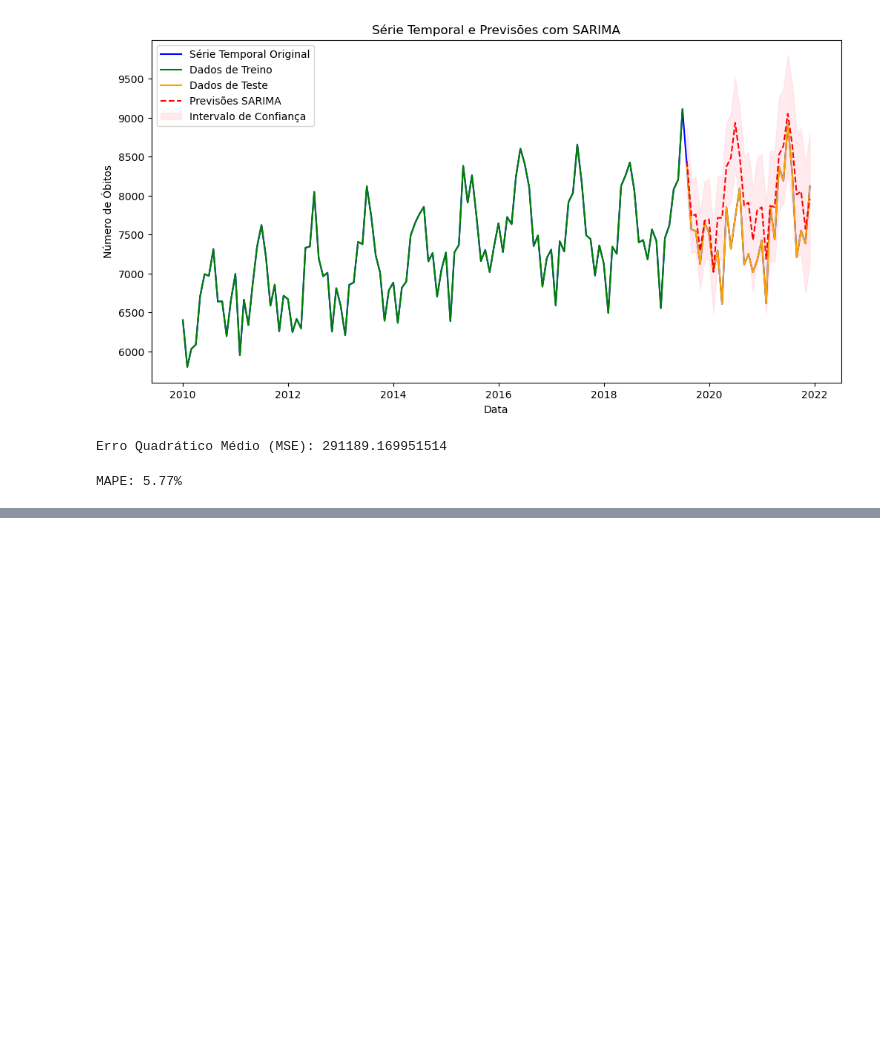
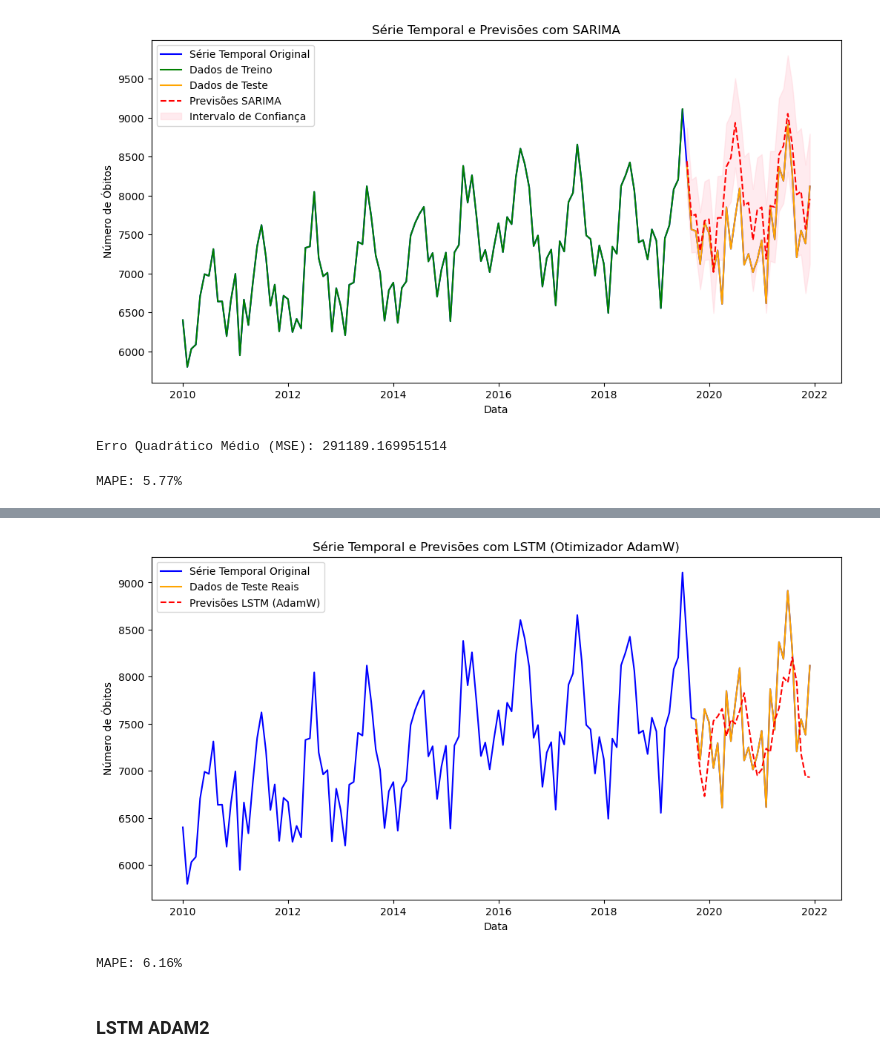
Before and after one commit to VitorAmadeu/Analise-de-dados-do-SIM, a Jupyter notebook: Modelagem Serie Temporal.ipynb, the cells around one changed output, grey strips where cells are left out. Saved outputs shown, nothing was run; the diff lists cells and outputs as text; code cells hidden in the pictures; blank space fills up the shorter version.

```diff
--- a/Modelagem Serie Temporal.ipynb
+++ b/Modelagem Serie Temporal.ipynb
@@ -312,0 +362,21 @@ MAPE: 6.07%
+# %%
+# Plotar a série temporal inteira
+plt.figure(figsize=(12, 6))
+plt.plot(series_temporal.index, series_temporal, label='Série Temporal Original', color='blue')
+plt.plot(series_temporal.index[-len(y_test):], y_test_real, label='Dados de Teste Reais', color='orange') # Linha adicionada para clareza
+plt.plot(series_temporal.index[-len(y_test):], predictions, label='Previsões LSTM (AdamW)', color='red', linestyle='--')
+plt.title('Série Temporal e Previsões com LSTM (Otimizador AdamW)')
+plt.xlabel('Data')
+plt.ylabel('Número de Óbitos')
+plt.legend()
+plt.show()
+
+# Calcular o MAPE
+from sklearn.metrics import mean_absolute_percentage_error
+mape = mean_absolute_percentage_error(y_test_real, predictions) * 100
+print(f'MAPE: {mape:.2f}%')
+# %% [output]
+[figure, added]
+MAPE: 6.16%
+# %% [markdown]
+### LSTM ADAM2
```
Also changed, not shown: parts of 16 cells of this notebook.
